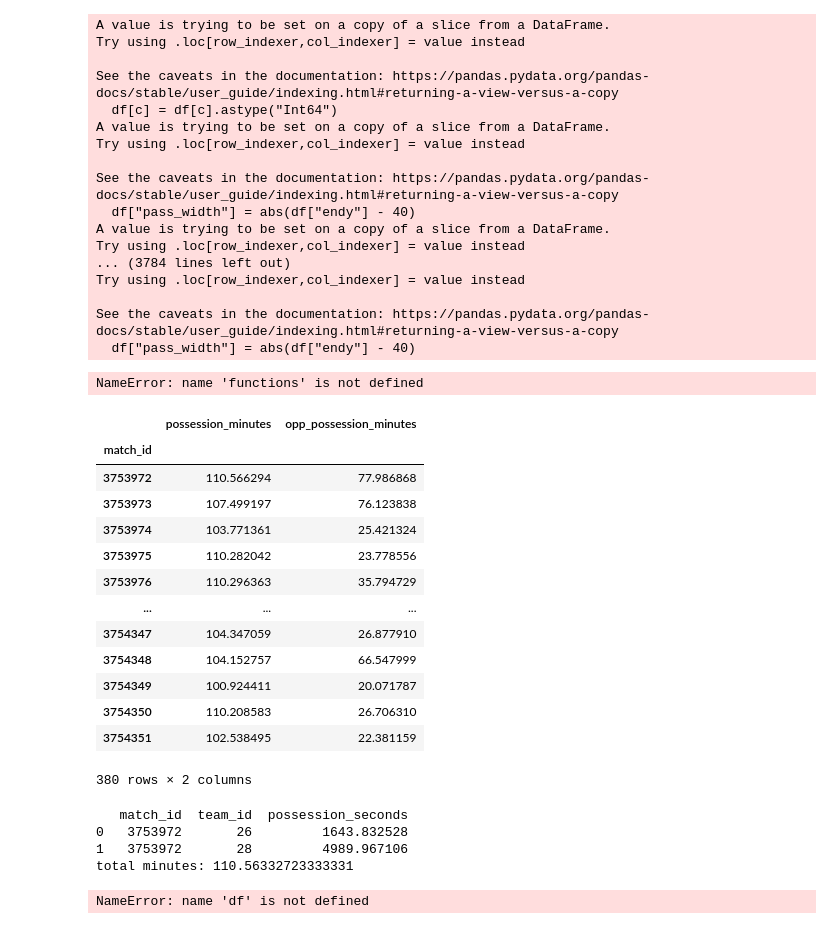
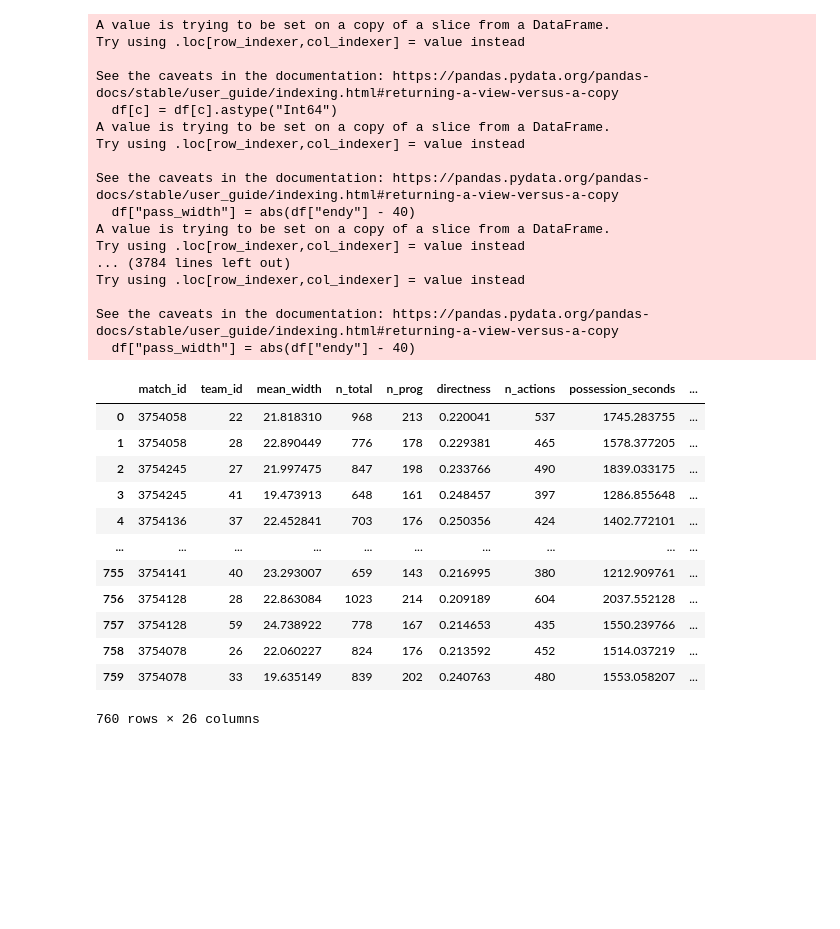
Before and after one commit to Stefan-coder1/Exjobb, a Jupyter notebook: Trial1516.ipynb, the cells around one changed output. Drawn from its saved outputs; the diff is of its cells as text; code cells hidden in the pictures; blank space fills up the shorter version.

```diff
--- a/Trial1516.ipynb
+++ b/Trial1516.ipynb
@@ -314,61 +314,3 @@ TACTICAL_COLS = [
 team_match_clean = team_match[
     ["match_id", "team_id", "team_name", "league_season"] + TACTICAL_COLS
 ].copy()
-# %%
-poss = functions.calc_possession_time(events, match=True)
-tot = poss.groupby("match_id")["possession_seconds"].sum() / 60
-print(tot.describe())
-print(tot.sort_values(ascending=False).head(10))
-# %% [output]
-NameError: name 'functions' is not defined
-# %%
-team_match.groupby("match_id")[["possession_minutes","opp_possession_minutes"]].sum()
-# %% [output]
-|  | possession_minutes | opp_possession_minutes |
-| match_id |  |  |
-| 3753972 | 110.566294 | 77.986868 |
-| 3753973 | 107.499197 | 76.123838 |
-| 3753974 | 103.771361 | 25.421324 |
-| 3753975 | 110.282042 | 23.778556 |
-| 3753976 | 110.296363 | 35.794729 |
-| ... | ... | ... |
-| 3754347 | 104.347059 | 26.877910 |
-| 3754348 | 104.152757 | 66.547999 |
-| 3754349 | 100.924411 | 20.071787 |
-| 3754350 | 110.208583 | 26.706310 |
-| 3754351 | 102.538495 | 22.381159 |
-380 rows × 2 columns
-# %%
-mid = 3753972
-events = pd.read_json(events_dir / f"{mid}.json")
-events["match_id"] = mid
-if "team_id" not in events.columns and "team" in events.columns:
-    events["team_id"] = events["team"].apply(lambda x: x.get("id") if isinstance(x, dict) else np.nan)
-
-poss = calc_possession_time(events, match=True)
-print(poss)
-print("total minutes:", poss["possession_seconds"].sum()/60)
-# %% [output]
-   match_id  team_id  possession_seconds
-0   3753972       26         1643.832528
-1   3753972       28         4989.967106
-total minutes: 110.56332723333331
-# %%
-# after you have df with t_abs_sec and t_end_abs_sec
-df = df.sort_values(["match_id", "t_abs_sec"]).copy()
-
-# pick one match
-mid = 3753972
-d = df[df["match_id"] == mid].copy()
-
-# build segments the way your current code does
-seg_old = (
-    d.groupby(["period","possession","possession_team_id"], as_index=False)
-     .agg(start=("t_abs_sec","min"), end=("t_end_abs_sec","max"))
-)
-seg_old["dur"] = (seg_old["end"] - seg_old["start"]).clip(lower=0)
-
-print(seg_old["dur"].describe())
-print(seg_old.sort_values("dur", ascending=False).head(10)[["period","possession","possession_team_id","dur"]])
-# %% [output]
-NameError: name 'df' is not defined
@@ -374,0 +319,16 @@ NameError: name 'df' is not defined
+# %%
+team_match
+# %% [output]
+|  | match_id | team_id | mean_width | n_total | n_prog | directness | n_actions | possession_seconds | ... |
+| 0 | 3754058 | 22 | 21.818310 | 968 | 213 | 0.220041 | 537 | 1745.283755 | ... |
+| 1 | 3754058 | 28 | 22.890449 | 776 | 178 | 0.229381 | 465 | 1578.377205 | ... |
+| 2 | 3754245 | 27 | 21.997475 | 847 | 198 | 0.233766 | 490 | 1839.033175 | ... |
+| 3 | 3754245 | 41 | 19.473913 | 648 | 161 | 0.248457 | 397 | 1286.855648 | ... |
+| 4 | 3754136 | 37 | 22.452841 | 703 | 176 | 0.250356 | 424 | 1402.772101 | ... |
+| ... | ... | ... | ... | ... | ... | ... | ... | ... | ... |
+| 755 | 3754141 | 40 | 23.293007 | 659 | 143 | 0.216995 | 380 | 1212.909761 | ... |
+| 756 | 3754128 | 28 | 22.863084 | 1023 | 214 | 0.209189 | 604 | 2037.552128 | ... |
+| 757 | 3754128 | 59 | 24.738922 | 778 | 167 | 0.214653 | 435 | 1550.239766 | ... |
+| 758 | 3754078 | 26 | 22.060227 | 824 | 176 | 0.213592 | 452 | 1514.037219 | ... |
+| 759 | 3754078 | 33 | 19.635149 | 839 | 202 | 0.240763 | 480 | 1553.058207 | ... |
+760 rows × 26 columns
```
Also changed, not shown: parts of 6 cells of this notebook, 2 other files.
